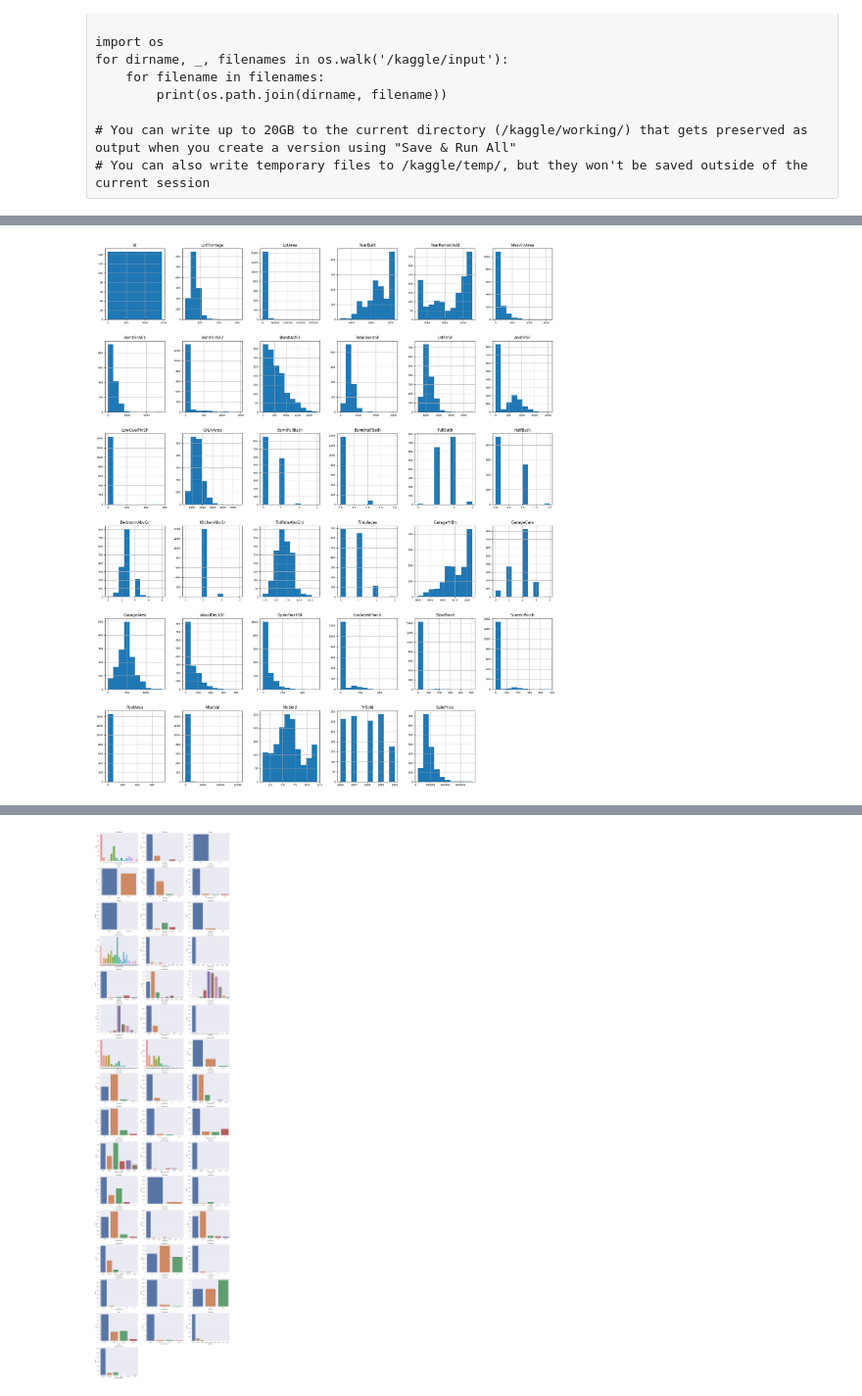
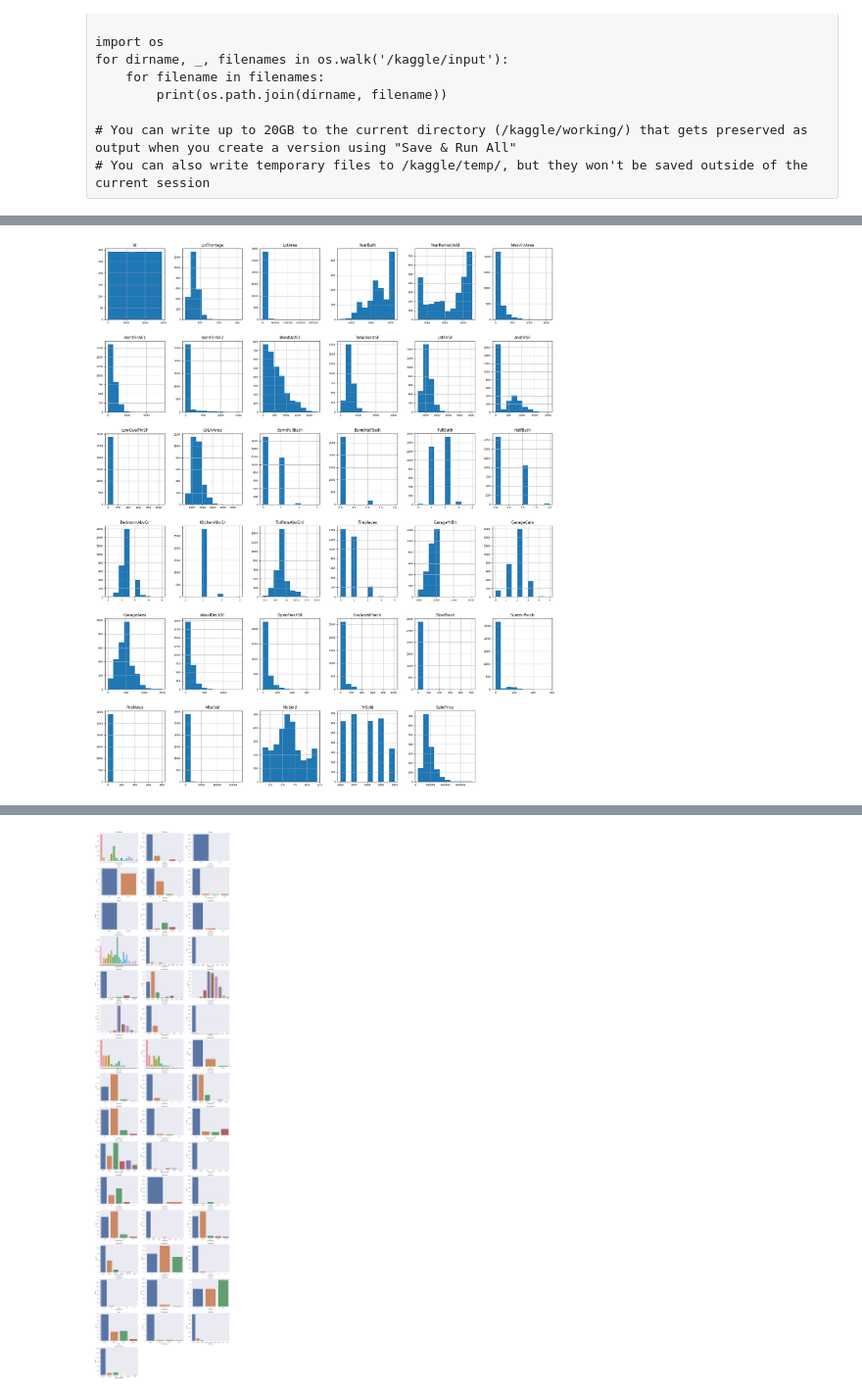
Before and after one commit to NasserMohamedEid/House-Prices, a Jupyter notebook: house-price.ipynb, the cells around one changed output, grey strips where cells are left out. Shown at 98% size. Drawn from its saved outputs; the diff is of its cells as text; code cells hidden in the pictures.

```diff
--- a/house-price.ipynb
+++ b/house-price.ipynb
@@ -29,3 +29,4 @@ import seaborn as sns
 # %%
 df_train = pd.read_csv("/kaggle/input/house-prices-advanced-regression-techniques/train.csv")
 df_test  = pd.read_csv("/kaggle/input/house-prices-advanced-regression-techniques/test.csv")
+df = pd.concat([df_train, df_test], ignore_index=True)
@@ -82,5 +69,5 @@ memory usage: 924.0+ KB
 # %%
-df_train['MSSubClass'] = df_train['MSSubClass'].astype('object')
-df_train['OverallCond'] = df_train['OverallCond'].astype('object')
-df_train['OverallQual'] = df_train['OverallQual'].astype('object')
+df['MSSubClass'] = df['MSSubClass'].astype('object')
+df['OverallCond'] = df['OverallCond'].astype('object')
+df['OverallQual'] = df['OverallQual'].astype('object')
 # %%
@@ -120,8 +105,8 @@ df_train.describe()
 8 rows × 35 columns
 # %%
-df_train_num = df_train.select_dtypes(include = ['float64', 'int64'])
+df_num = df.select_dtypes(include = ['float64', 'int64'])
 # %%
-df_train_num.hist(figsize=(25, 30), xlabelsize=8, ylabelsize=8);
+df_num.hist(figsize=(25, 30), xlabelsize=8, ylabelsize=8);
 # %% [output]
-[figure, old version]
+[figure, new version]
 # %%
```
Also changed, not shown: parts of 27 cells of this notebook.
